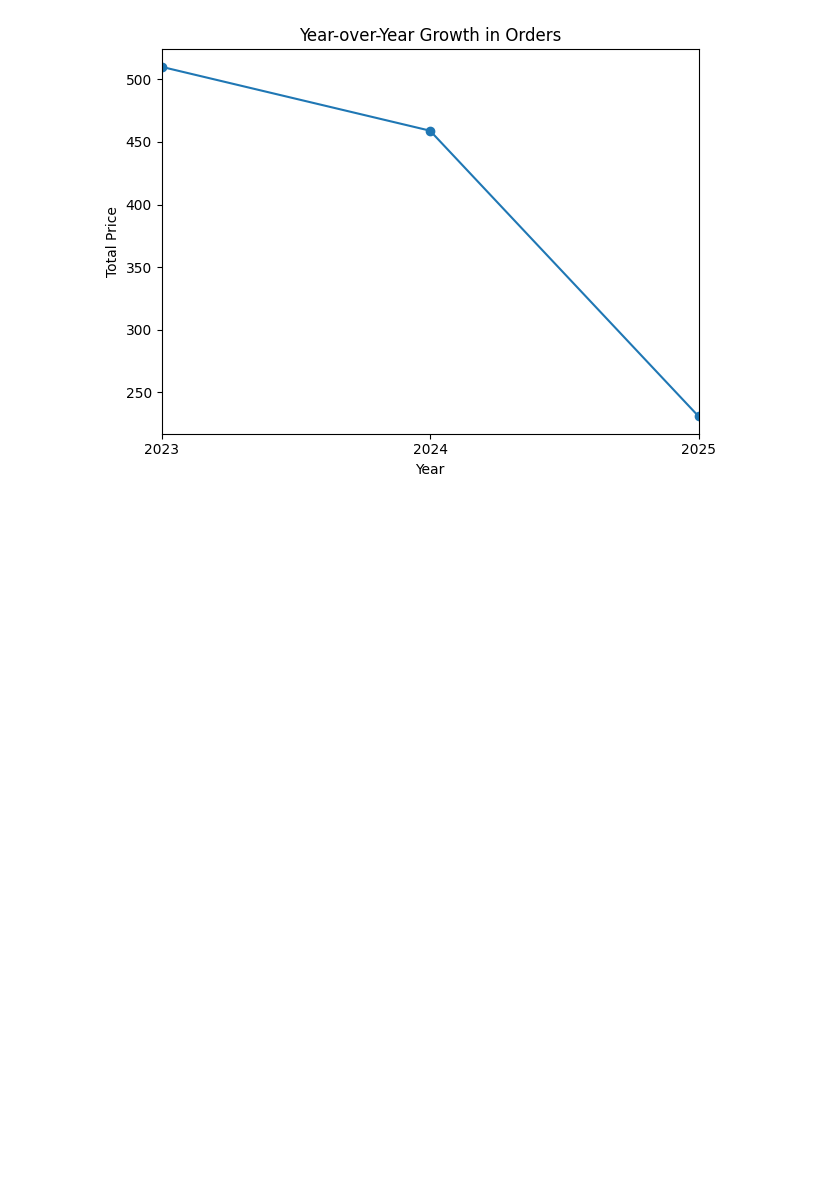
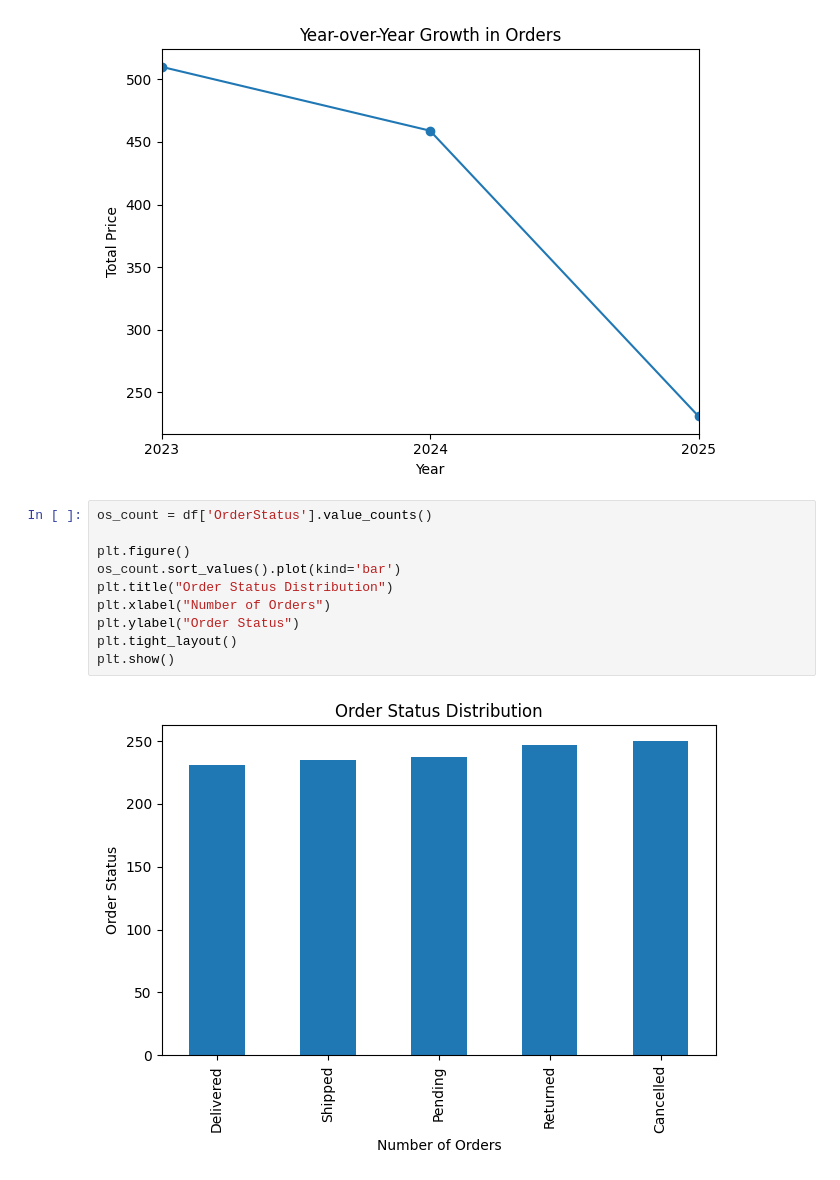
Before and after one commit to avisekbose/DecodeLabs-Internship, a Jupyter notebook: DA_Project 1.ipynb, the cells around one changed output. Cells and saved outputs as stored; diff of their text form; blank space fills up the shorter version.

Commit message:
updated order status distribution

```diff
--- a/DA_Project 1.ipynb
+++ b/DA_Project 1.ipynb
@@ -400,3 +400,15 @@ plt.tight_layout()
 plt.show()
 # %% [output]
 [figure]
+# %%
+os_count = df['OrderStatus'].value_counts()
+
+plt.figure()
+os_count.sort_values().plot(kind='bar')
+plt.title("Order Status Distribution")
+plt.xlabel("Number of Orders")
+plt.ylabel("Order Status")
+plt.tight_layout()
+plt.show()
+# %% [output]
+[figure, added]
```
Also changed, not shown: 2 other files.
